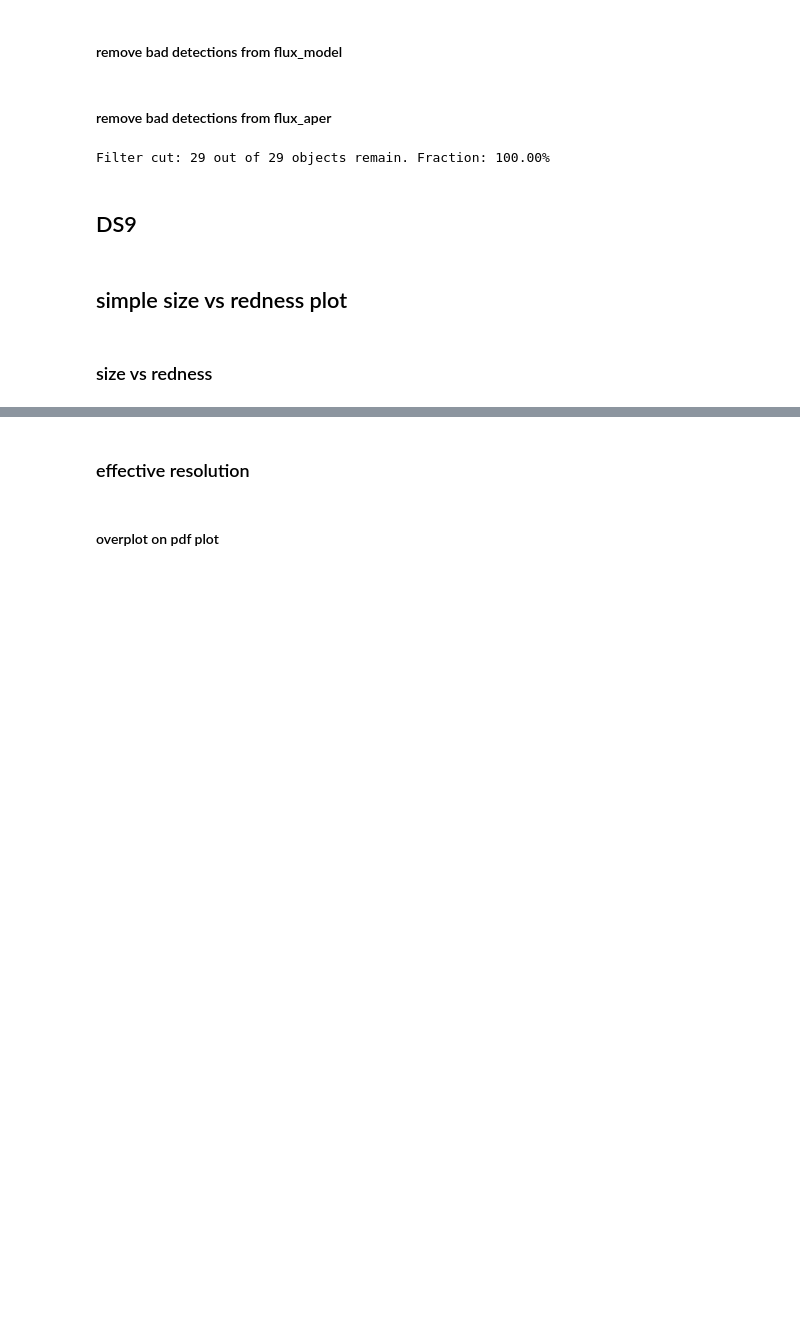
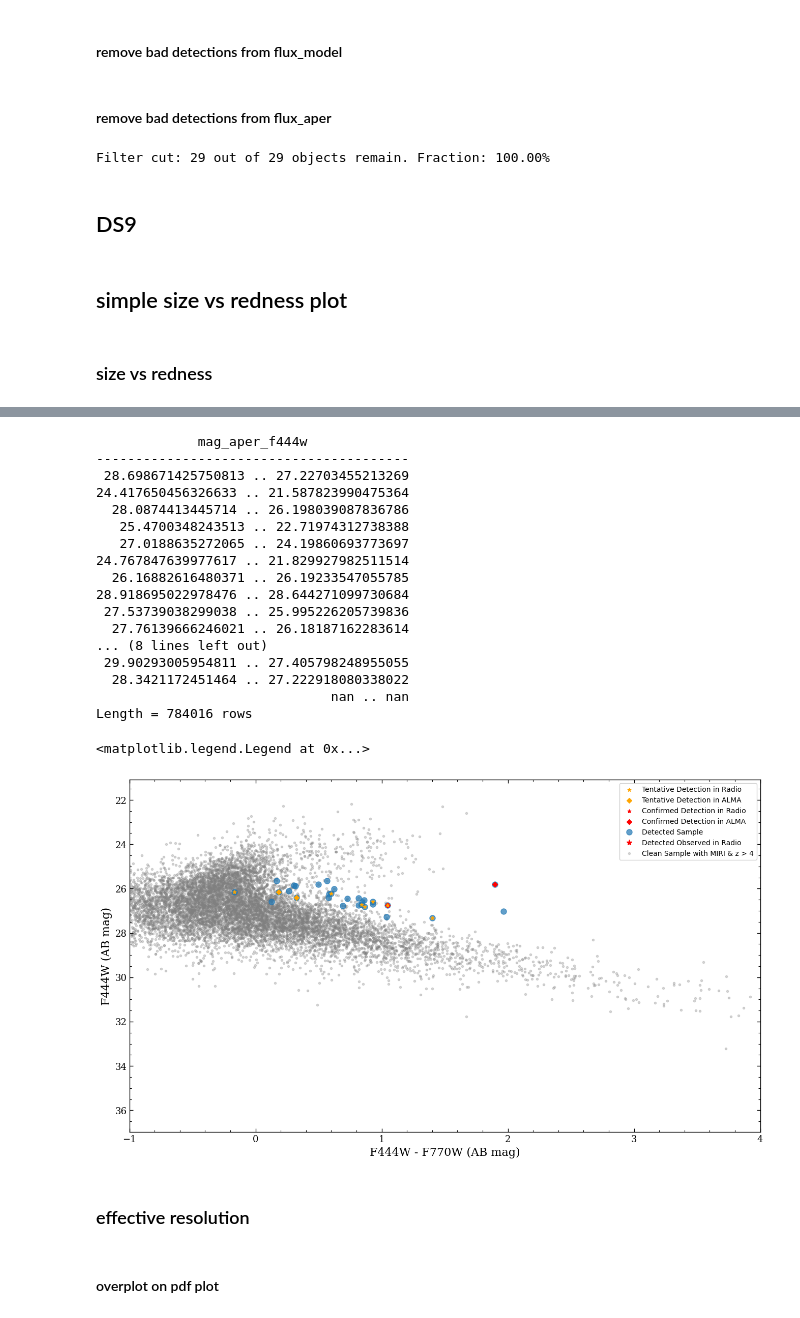
Before and after one commit to poulinal/DRG-COSMOS-WEB, a Jupyter notebook: src/analysis.ipynb, the cells around one changed output, grey strips where cells are left out. Drawn from its saved outputs; the diff is of its cells as text; code cells hidden in the pictures; blank space fills up the shorter version.

```diff
--- a/src/analysis.ipynb
+++ b/src/analysis.ipynb
@@ -973,33 +730,69 @@ axRednessMag.errorbar(x[mask], y[mask], fmt='o', linestyle='none',
                        alpha=0.7, markersize=8, label="Detected Sample", zorder=1)
 axRednessMag.errorbar(x[mask_sketchy], y[mask_sketchy], marker='*', color='red', linestyle='none', markersize=8, label="Detected Observed in Radio", zorder=2)
 
+
+
+#plot the confirmed as red, tentative as yellow
+#plot the radio as stars and the alma as diamonds
+for i, obj_id in enumerate(ids[mask]):
+    if obj_id in confirmed_detection_radio_ids:
+        axRednessMag.scatter(x[mask][i], y[mask][i],  marker='*', color=confirmed_detection_color, s=detected_marker_size, label="Confirmed Detection in Radio" if 'Confirmed Detection in Radio' not in axRednessMag.get_legend_handles_labels()[1] else "", zorder=radio_zorder)
+    elif obj_id in tentative_detection_radio_ids:
+        axRednessMag.scatter(x[mask][i], y[mask][i], marker='*', color=tentative_detection_color, s=detected_marker_size, label="Tentative Detection in Radio" if 'Tentative Detection in Radio' not in axRednessMag.get_legend_handles_labels()[1] else "", zorder=radio_zorder)
+    if obj_id in confirmed_detection_alma_ids:
+        axRednessMag.scatter(x[mask][i], y[mask][i], marker='D', color=confirmed_detection_color, s=detected_marker_size, label="Confirmed Detection in ALMA" if 'Confirmed Detection in ALMA' not in axRednessMag.get_legend_handles_labels()[1] else "", zorder=alma_zorder)
+    elif obj_id in tentative_detection_alma_ids:
+        axRednessMag.scatter(x[mask][i], y[mask][i], marker='D', color=tentative_detection_color, s=detected_marker_size, label="Tentative Detection in ALMA" if 'Tentative Detection in ALMA' not in axRednessMag.get_legend_handles_labels()[1] else "", zorder=alma_zorder)
+
+
+
 phot_clean_miri = cosmosWebHandler.get_cat_photom('condition_clean_miri')
 print(cosmosWebHandler.get_cat_photom('original')['mag_aper_f444w'])
 # print(cosmosWebHandler.get_cat_photom('original')['mag_err_aper_f444w'])
 zvals = np.asarray(cosmosWebHandler.get_cat_lephare('condition_clean_miri')['zfinal'])
 if zvals.dtype.names is not None:
     zvals = np.array([tuple(v)[0] for v in zvals], dtype=float)
 else:
     zvals = zvals.astype(float, copy=False)
 zgt4 = np.isfinite(zvals) & (zvals > 4)
 mag444_clean = _getcol(phot_clean_miri, 'mag_aper_f444w')[:, 2]
 # mag444_err_clean = _getcol(phot_clean_miri, 'mag_err_aper_f444w')[:, 2]
 mag770_clean = _getcol(phot_clean_miri, 'mag_aper_f770w')[:, 2]
 # mag770_err_clean = _getcol(phot_clean_miri, 'mag_err_aper_f770w')[:, 2]
 x_clean = mag444_clean - mag770_clean
 y_clean = mag444_clean
 # yerr_clean = mag444_err_clean # for simplicity, just use the F444W error as the y error
 ids_clean = _getcol(phot_clean_miri, 'ID', 'id')
 mask_clean = np.isfinite(x_clean) & np.isfinite(y_clean) & zgt4 #& np.isfinite(yerr_clean)
 axRednessMag.errorbar(x_clean[mask_clean], y_clean[mask_clean], fmt='o', linestyle='none',
                        alpha=0.3, markersize=3, color='gray', label="Clean Sample with MIRI & z > 4", zorder=0, elinewidth=0.1)
 axRednessMag.set_xlabel('F444W - F770W (AB mag)')
 axRednessMag.set_ylabel('F444W (AB mag)')
 axRednessMag.set_xlim(-1, 4)
 # axRednessMag.set_ylim(30, 15)
 axRednessMag.invert_yaxis()
 axRednessMag.minorticks_on()
 axRednessMag.legend(loc='best', framealpha=0.9)
+# %% [output]
+             mag_aper_f444w
+----------------------------------------
+ 28.698671425750813 .. 27.22703455213269
+24.417650456326633 .. 21.587823990475364
+  28.0874413445714 .. 26.198039087836786
+   25.4700348243513 .. 22.71974312738388
+   27.0188635272065 .. 24.19860693773697
+24.767847639977617 .. 21.829927982511514
+  26.16882616480371 .. 26.19233547055785
+28.918695022978476 .. 28.644271099730684
+ 27.53739038299038 .. 25.995226205739836
+  27.76139666246021 .. 26.18187162283614
+... (8 lines left out)
+ 29.90293005954811 .. 27.405798248955055
+  28.3421172451464 .. 27.222918080338022
+                              nan .. nan
+Length = 784016 rows
+<matplotlib.legend.Legend at 0x...>
+[figure, added]
 # %% [markdown]
 ### effective resolution
 # %% [markdown]
```
Also changed, not shown: parts of 28 cells of this notebook.
